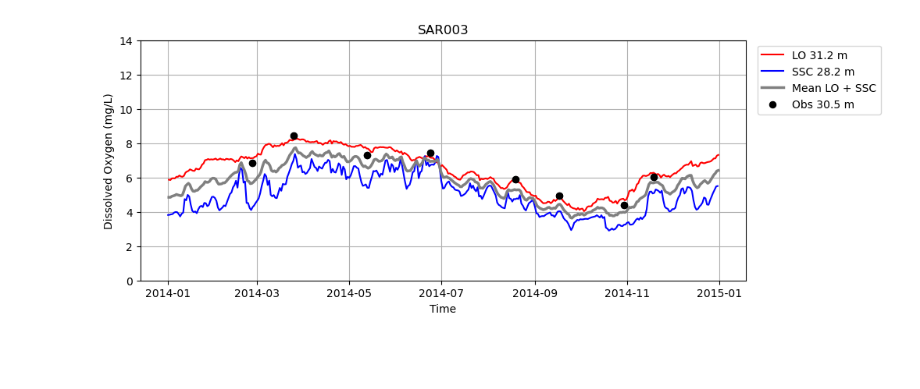
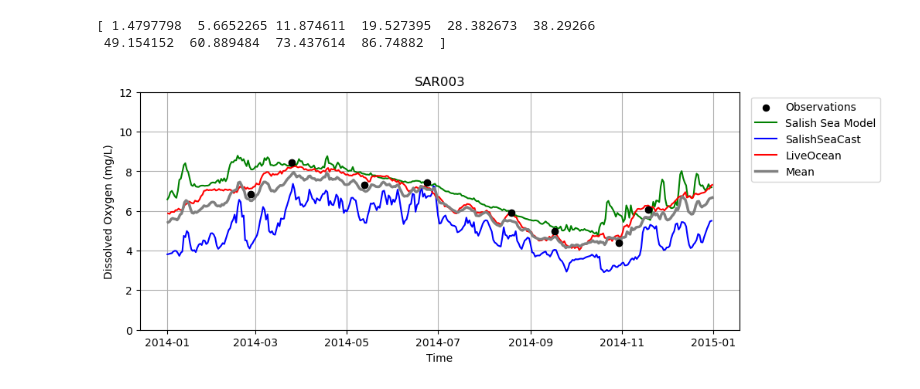
Before and after one commit to tiabottger/LO_user, a Jupyter notebook: intermodel_comparison/timeseries_full_ensemble.ipynb, the cells around one changed output. Saved outputs shown, nothing was run; the diff lists cells and outputs as text; code cells hidden in the pictures; blank space fills up the shorter version.

```diff
--- a/intermodel_comparison/timeseries_full_ensemble.ipynb
+++ b/intermodel_comparison/timeseries_full_ensemble.ipynb
@@ -27,3 +27,7 @@ for station in station_names:
 
     data_lo[station] = xr.open_dataset(filepath_lo)
     data_ssc[station] = xr.open_dataset(filepath_ssc)
+# %%
+data_ssm = {}
+data_ssm["ADM003"] = xr.open_dataset(Ldir['LOo']/ 'stations'/ "ADM003_2014.01.01_2014.12.31_ssm.nc")
+data_ssm["SAR003"] = xr.open_dataset(Ldir['LOo']/ 'stations'/ "SAR003_2014.01.01_2014.12.31_ssm.nc")
@@ -34,17 +62,25 @@ data_obs = data_obs["obs"]
 
 # ensure datatime format
 data_obs["time"] = pd.to_datetime(data_obs["time"])
+# %%
+ssm_depths = ds_ssm["sigma_depth"].mean(dim="time").values
+print(ssm_depths)
+# %% [output]
+[ 1.4797798  5.6652265 11.874611  19.527395  28.382673  38.29266
+ 49.154152  60.889484  73.437614  86.74882  ]
 # %%
-station = "SAR003"
+station = "SAR003" #"ADM003"
 
 # Variables
 varname_ssc = "dissolved_oxygen"
 varname_lo = "oxygen"
 varname_obs = "DO"
+varname_ssm = "DOXG"
 
 ds_ssc = data_ssc[station]
 ds_lo = data_lo[station]
 ds_obs = data_obs[data_obs["name"] == station]
+ds_ssm = data_ssm[station]
 
 # Target bottom depth
 bottom_depth = -30.5
@@ -57,6 +93,16 @@ ssc_ind = np.argmin(np.abs(ssc_depths - bottom_depth))
 
 ssc_model_depth = ssc_depths[ssc_ind]
 ds_ssc_depth = ds_ssc.isel(deptht=ssc_ind)
+
+# ------------------------------------------------------------
+# Find SSM layer closest to -30.5 m
+# ------------------------------------------------------------
+ssm_depths = ds_ssm["sigma_depth"].mean(dim="time").values
+#ssm_ind = np.argmin(np.abs(ssm_depths - bottom_depth))
+
+ssm_ind = 3
+ssm_model_depth = ssm_depths[ssm_ind]
+ds_ssm_depth = ds_ssm.isel(siglay=ssm_ind)
 
 # ------------------------------------------------------------
 # Find LO layer closest to -30.5 m
@@ -76,6 +122,8 @@ lo_do = ds_lo_depth[varname_lo].values * 0.032
 ssc_time = ds_ssc_depth["time_counter"].values
 ssc_do = ds_ssc_depth[varname_ssc].values * 0.032
 
+ssm_time = ds_ssm_depth["time"].values
+ssm_do = ds_ssm_depth[varname_ssm].values
 # ------------------------------------------------------------
 # Interpolate SSC onto LO time grid
 # ------------------------------------------------------------
@@ -86,7 +134,7 @@ ssc_do_interp = np.interp(
 )
 
 # Mean of LO and SSC
-mean_do = (lo_do + ssc_do_interp) / 2
+mean_do = (lo_do + ssc_do_interp + ssm_do) / 3
 
 # ------------------------------------------------------------
 # Observations
@@ -98,51 +146,64 @@ ds_obs_depth = ds_obs[np.isclose(ds_obs["z"], bottom_depth)]
 # ------------------------------------------------------------
 plt.figure(figsize=(10, 4))
 
-# LO
+# Observations
+plt.scatter(
+    ds_obs_depth["time"],
+    ds_obs_depth[varname_obs] * 0.032,
+    color="black",
+    edgecolors="black",
+    linewidths=0.8,
+    zorder=5,
+    #label=f"Obs {abs(bottom_depth):.1f} m"
+    label = "Observations"
+)
+
+# SSM
 plt.plot(
-    lo_time,
-    lo_do,
-    color="red",
+    ssm_time,
+    ssm_do,
+    color="green",
     linewidth=1.5,
-    label=f"LO {abs(lo_model_depth):.1f} m"
+    #label=f"SSM {abs(ssm_model_depth):.1f} m"
+    label="Salish Sea Model"
 )
 
 # SSC
 plt.plot(
     ssc_time,
     ssc_do,
     color="blue",
     linewidth=1.5,
-    label=f"SSC {abs(ssc_model_depth):.1f} m"
+    #label=f"SSC {abs(ssc_model_depth):.1f} m"
+    label="SalishSeaCast"
+)
+
+# LO
+plt.plot(
+    lo_time,
+    lo_do,
+    color="red",
+    linewidth=1.5,
+    #label=f"LO {abs(lo_model_depth):.1f} m"
+    label="LiveOcean"
 )
 
 # Mean
 plt.plot(
     lo_time,
     mean_do,
     color="grey",
     linewidth=2.5,
     label="Mean"
 )
 
-# Observations
-plt.scatter(
-    ds_obs_depth["time"],
-    ds_obs_depth[varname_obs] * 0.032,
-    color="black",
-    edgecolors="black",
-    linewidths=0.8,
-    zorder=5,
-    label=f"Obs {abs(bottom_depth):.1f} m"
-)
-
 plt.title(f"{station}")
-plt.ylim(0, 14)
+plt.ylim(0, 12)
 plt.ylabel("Dissolved Oxygen (mg/L)")
 plt.xlabel("Time")
 plt.legend(bbox_to_anchor=(1.01, 1), loc="upper left")
 plt.grid()
 
 plt.show()
 # %% [output]
-[figure, old version]
+[figure, new version]
```
Also changed, not shown: parts of 2 cells of this notebook, 8 other files.
